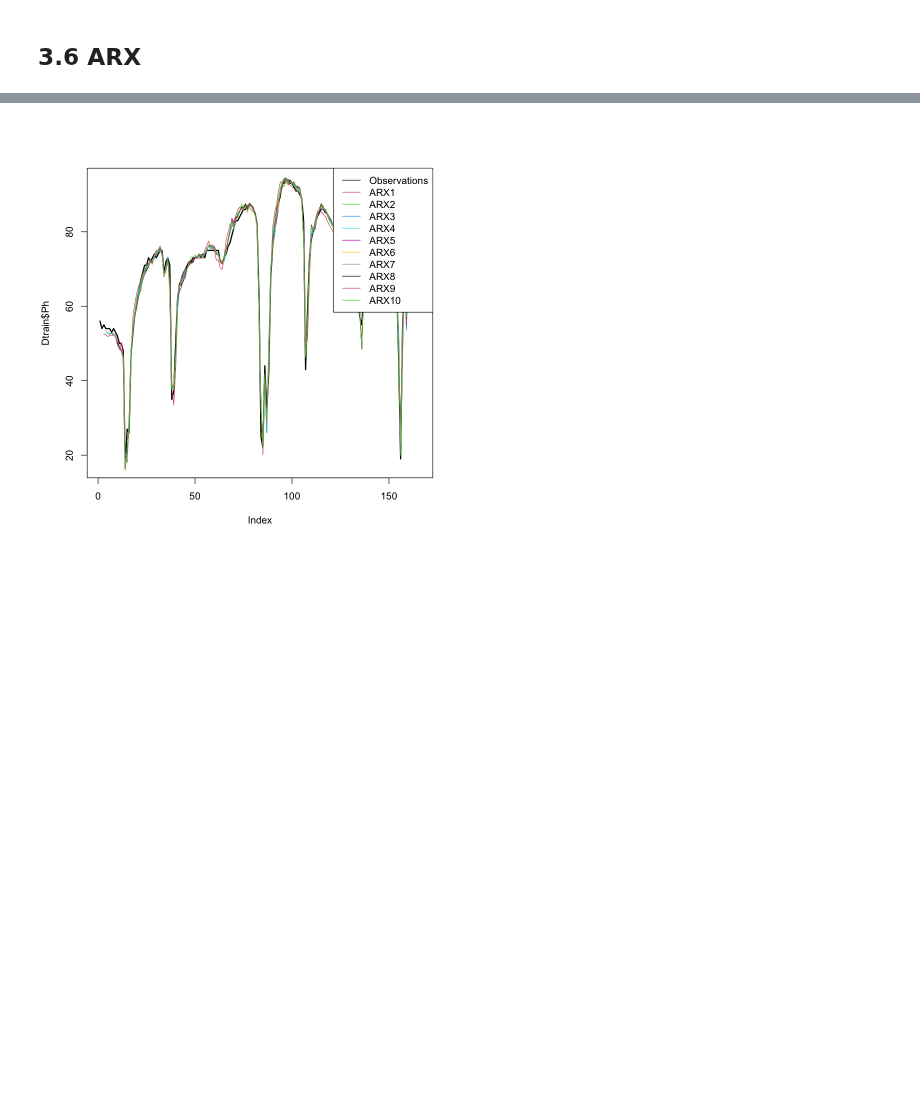
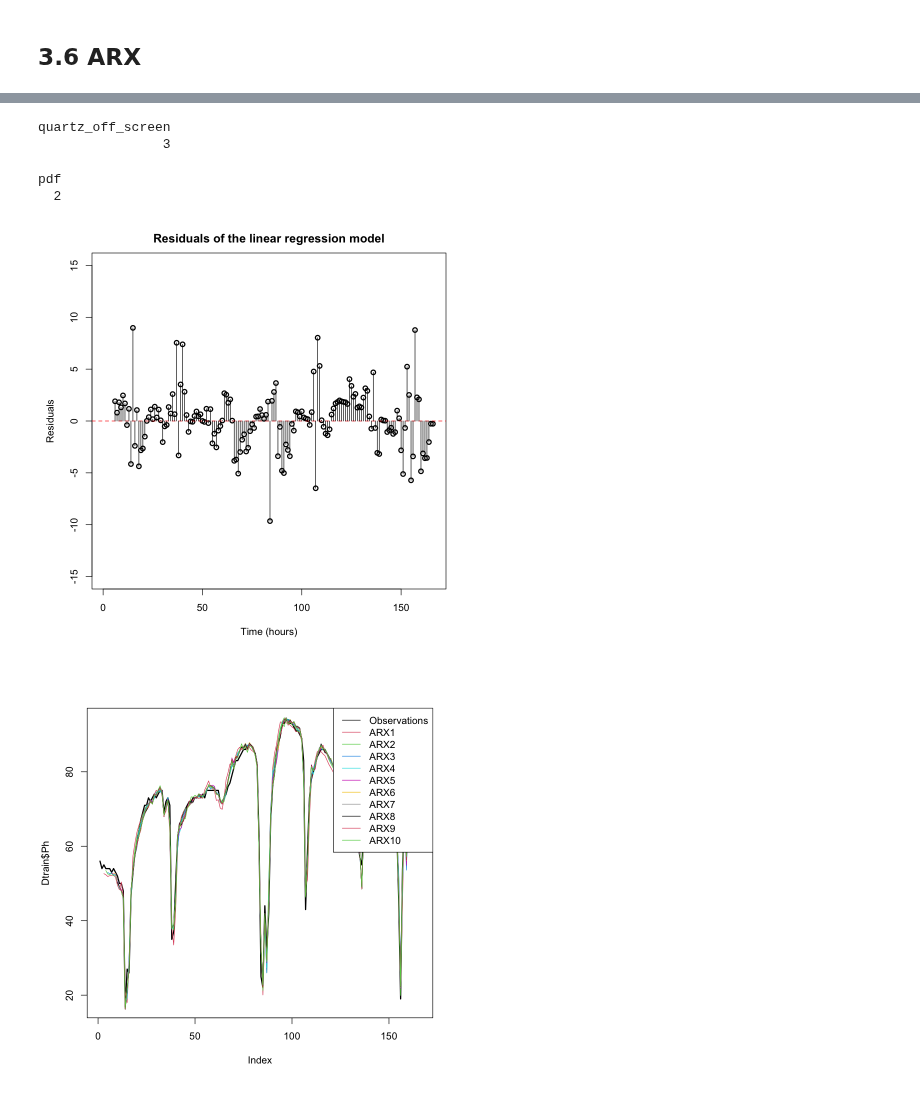
Before and after one commit to mathilderask/TimeSeriesAnalysis, a Jupyter notebook: Assig3/opg_3_nik.ipynb, the cells around one changed output, grey strips where cells are left out. Saved outputs shown, nothing was run; the diff lists cells and outputs as text; code cells hidden in the pictures; blank space fills up the shorter version.

```diff
--- a/Assig3/opg_3_nik.ipynb
+++ b/Assig3/opg_3_nik.ipynb
@@ -81,3 +96,24 @@ lines(arx_onestep(5, L[[1]], X),col = "red")
+# %%
+par(bg = "white", mar = c(4.5, 4.5, 2.5, 1))
+
+# Calculate residuals
+residuals <- Dtrain$Ph - arx_onestep(5, L[[1]], X)
+
+par(bg = 'white')
+plot(Dtrain$thour, residuals, type = "p", col = "black", lwd = 2, xlab = "Time (hours)",
+    ylab = "Residuals", main = "Residuals of the linear regression model",ylim=c(-15,15))
+abline(h = 0, col = "red", lty = 2)
+segments(Dtrain$thour, 0, Dtrain$thour, residuals, col = "black", lty = 1)
+
+
+dev.copy(png, file = "3_6_residuals.png", width = 600, height = 600, res = 100)
+dev.off()
+# %% [output]
+quartz_off_screen
+                3
+pdf
+  2
+[figure, added]
 # %%
 L$ARX2 <- lm(Ph ~ 0 + Ph.l1 + Ph.l2 + Tdelta.l0 + Tdelta.l1 + Gv.l0 + Gv.l1, data = Dtrain)
 
```
Also changed, not shown: parts of 4 cells of this notebook, 1 other file.
